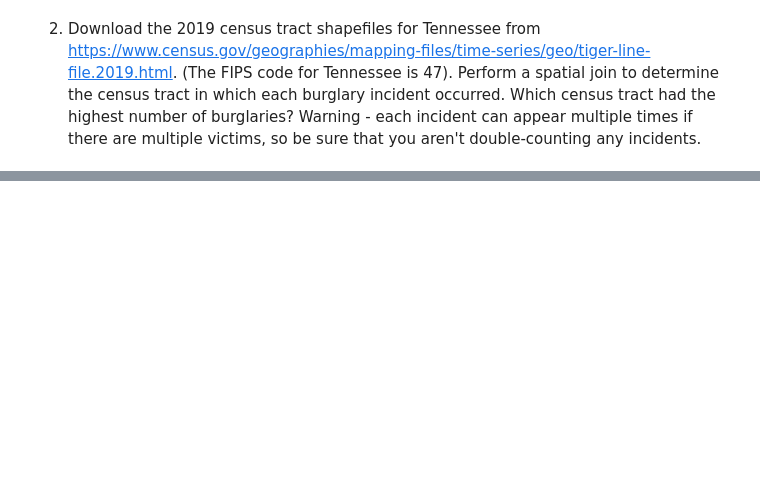
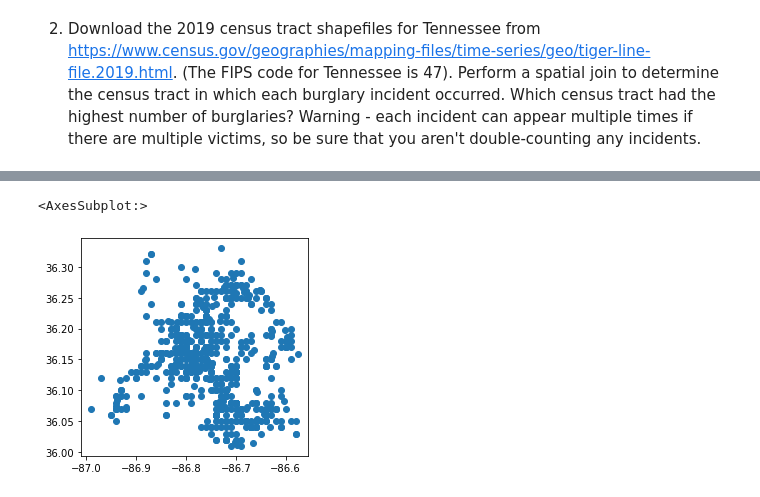
Before and after one commit to nss-data-science-cohort-5/geospatial_api-blue-barracudas, a Jupyter notebook: geospatial_jess.ipynb, the cells around one changed output, grey strips where cells are left out. Cells and saved outputs as stored; diff of their text form; code cells hidden in the pictures; blank space fills up the shorter version.

```diff
--- a/geospatial_jess.ipynb
+++ b/geospatial_jess.ipynb
@@ -65,0 +101,4 @@ Incidents['Incident Reported'].isna().sum()
+# %%
+agg_burg_geo= gpd.GeoDataFrame(agg_burg,
+                           crs = census.crs,
+                           geometry = agg_burg['geometry'])
@@ -65,0 +140,3 @@ Incidents['Incident Reported'].isna().sum()
+# %%
+agg_burg_census = gpd.sjoin(agg_burg_geo, census, op = 'within')
+agg_burg_census
@@ -65,0 +195,5 @@ Incidents['Incident Reported'].isna().sum()
+# %%
+agg_burg_census.plot()
+# %% [output]
+<AxesSubplot:>
+[figure, added]
```
Also changed, not shown: parts of 27 cells of this notebook.
